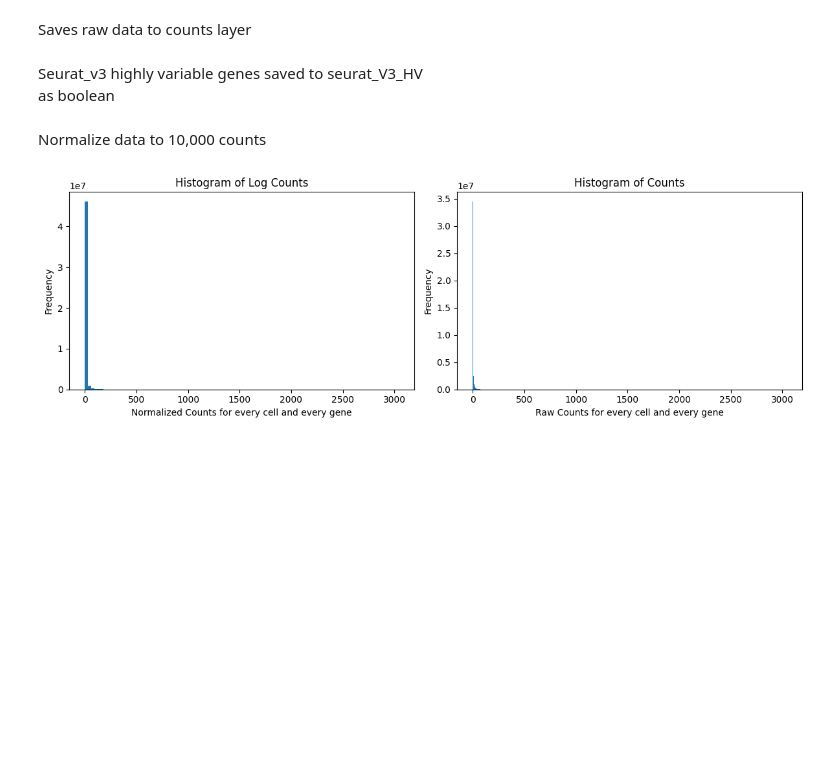
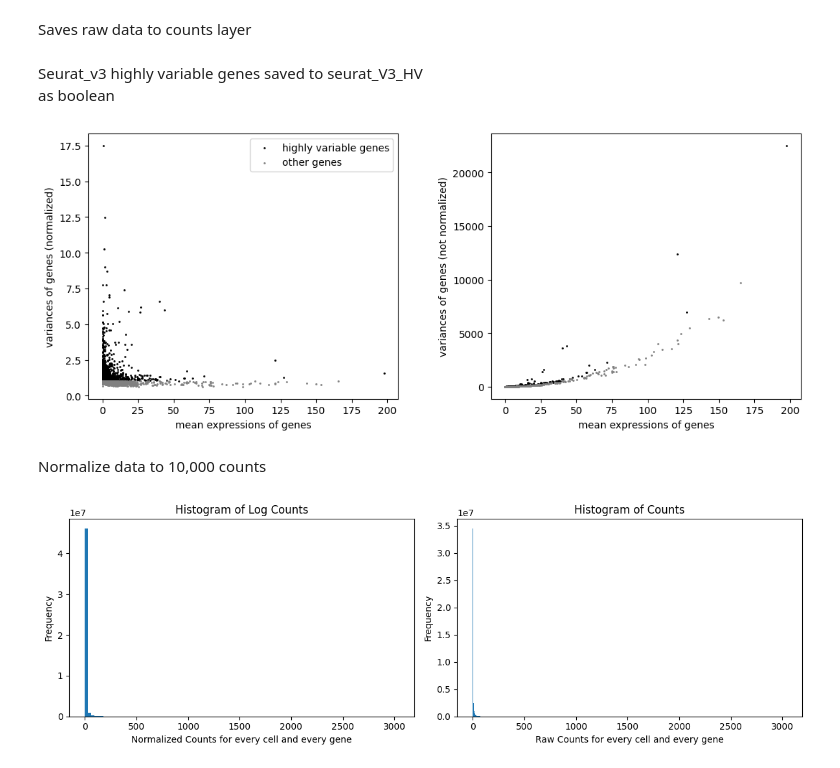
Before and after one commit to Formanj-0/UpDown_Project, a Jupyter notebook: Story/DatatypeDrivenApproach_LinAlg/Dex_PP_DE.ipynb, the cells around one changed output. Saved outputs shown, nothing was run; the diff lists cells and outputs as text; code cells hidden in the pictures; blank space fills up the shorter version.

```diff
--- a/Story/DatatypeDrivenApproach_LinAlg/Dex_PP_DE.ipynb
+++ b/Story/DatatypeDrivenApproach_LinAlg/Dex_PP_DE.ipynb
@@ -53,6 +54,9 @@ as boolean
 sc.pp.highly_variable_genes(adata, flavor='seurat_v3', n_top_genes = 4000)
 # %%
 adata.var['seurat_v3_HVG'] = adata.var['highly_variable']
+sc.pl.highly_variable_genes(adata)
+# %% [output]
+[figure, added]
 # %% [markdown]
 Normalize data to 10,000 counts
 # %%
```
Also changed, not shown: parts of 37 cells of this notebook, 7 other files.
